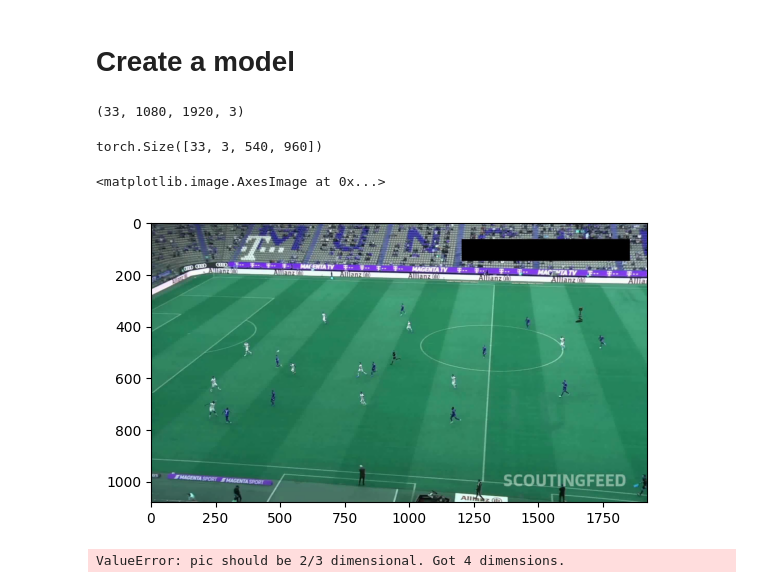
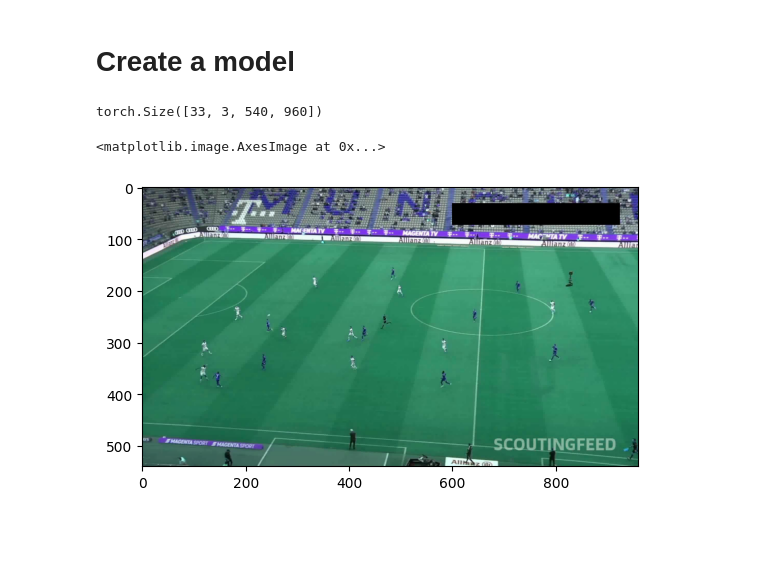
Before and after one commit to Mykelo/bundesliga-data-shootout, a Jupyter notebook: notebooks/exploration.ipynb, the cells around one changed output. Saved outputs shown, nothing was run; the diff lists cells and outputs as text; code cells hidden in the pictures; blank space fills up the shorter version.

```diff
--- a/notebooks/exploration.ipynb
+++ b/notebooks/exploration.ipynb
@@ -163,5 +124,10 @@ from src.data.datasets import DFLDataset, train_test_split
 # %%
-dfl = DFLDataset('../data/processed/labels.csv', video_dir='../data/processed/')
+transformations = transforms.Compose([
+    VideoToTensor(),
+    VideoResize(size=(270, 480))
+])
+
+dfl = DFLDataset('../data/processed/labels.csv', video_dir='../data/processed/', video_transform=transformations)
 # %%
 train_dataset, test_dataset = train_test_split(dfl, 3)
 # %% [markdown]
@@ -240,30 +138,13 @@ input = clip
 # %%
 input.shape
 # %% [output]
-(33, 1080, 1920, 3)
+torch.Size([33, 3, 540, 960])
-# %%
-vt = VideoToTensor()
-vr = VideoResize(size=(540, 960))
-
-t_input = vt(input)
-vr(t_input).shape
-# %% [output]
-torch.Size([33, 3, 540, 960])
 # %%
-rf = transforms.RandomHorizontalFlip()
-plt.imshow(rf(t_input[0]).permute(1, 2, 0))
+plt.imshow(input[0].permute(1, 2, 0))
 # %% [output]
 <matplotlib.image.AxesImage at 0x...>
-[figure, old version]
+[figure, new version]
 # %%
 import torch
 from torch import nn
 from torchvision import transforms, models
-
-
-m = nn.Conv3d(1, 3, 3, stride=2)
-t_input = torch.unsqueeze(t(input), dim=0)
-
-m(t_input).shape
-# %% [output]
-ValueError: pic should be 2/3 dimensional. Got 4 dimensions.
```
Also changed, not shown: parts of 12 cells of this notebook, 6 other files.
